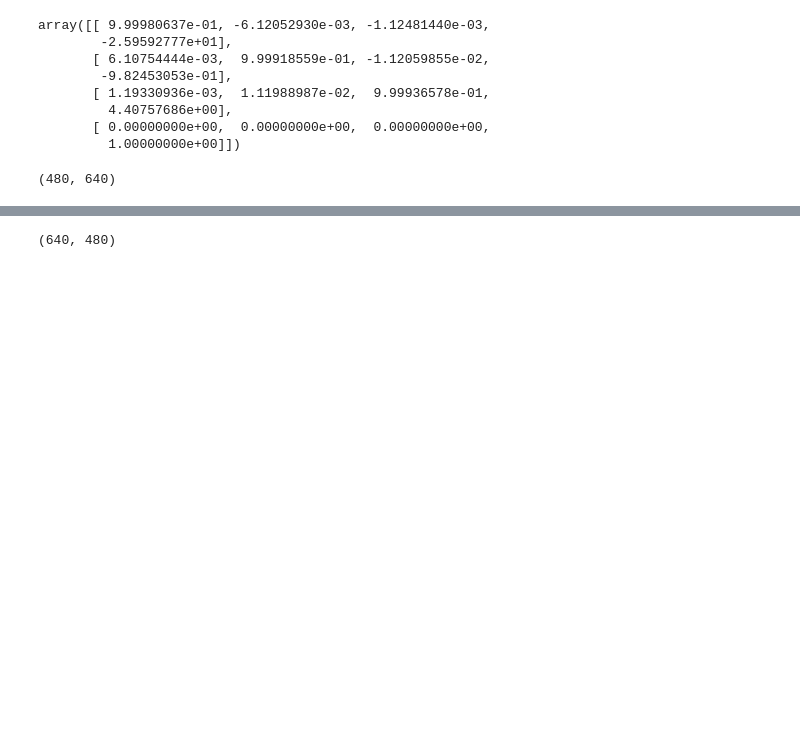
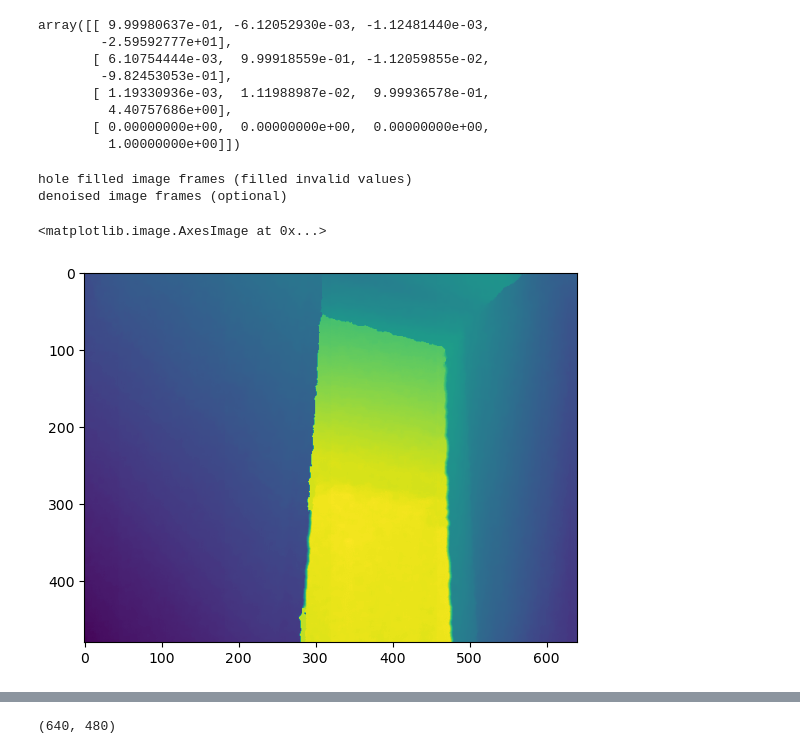
Before and after one commit to XHao1997/wur_navcar, a Jupyter notebook: image_calibration.ipynb, the cells around one changed output, grey strips where cells are left out. Cells and saved outputs as stored; diff of their text form; code cells hidden in the pictures; blank space fills up the shorter version.

```diff
--- a/image_calibration.ipynb
+++ b/image_calibration.ipynb
@@ -90,10 +90,21 @@ array([[ 9.99980637e-01, -6.12052930e-03, -1.12481440e-03,
          1.00000000e+00]])
 # %%
 kinect = camera()
-# %%
-undistorted_depth_img.shape
-# %% [output]
-(480, 640)
+# %%
+from kinect_smoothing_test import HoleFilling_Filter, Denoising_Filter
+hole_filter = HoleFilling_Filter(flag='fmi',max_valid_depth=2000)
+hf_image = hole_filter.smooth_image(depth_img)
+print('hole filled image frames (filled invalid values)')
+plt.imshow(hf_image)
+noise_filter = Denoising_Filter(flag='anisotropic',theta=60)
+denoise_image_frame = noise_filter.smooth_image(hf_image)
+print('denoised image frames (optional)')
+plt.imshow(denoise_image_frame)
+# %% [output]
+hole filled image frames (filled invalid values)
+denoised image frames (optional)
+<matplotlib.image.AxesImage at 0x...>
+[figure, added]
 # %%
 undistorted_rgb_img = kinect.undistortion(rgb_img,'rgb')
 plt.imshow( undistorted_rgb_img[:,:,::-1])
```
Also changed, not shown: parts of 6 cells of this notebook, 11 other files.
